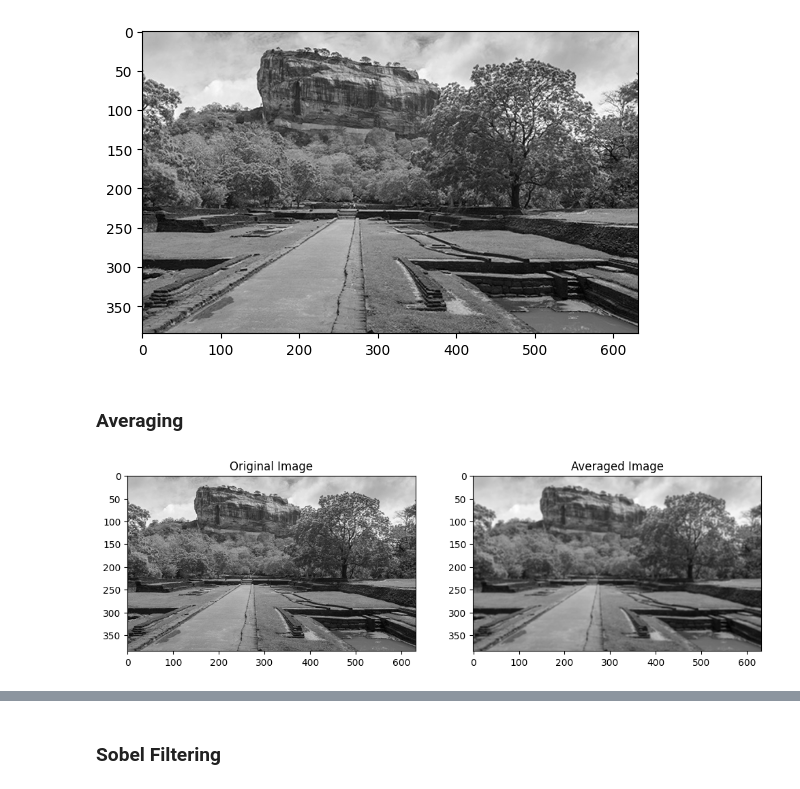
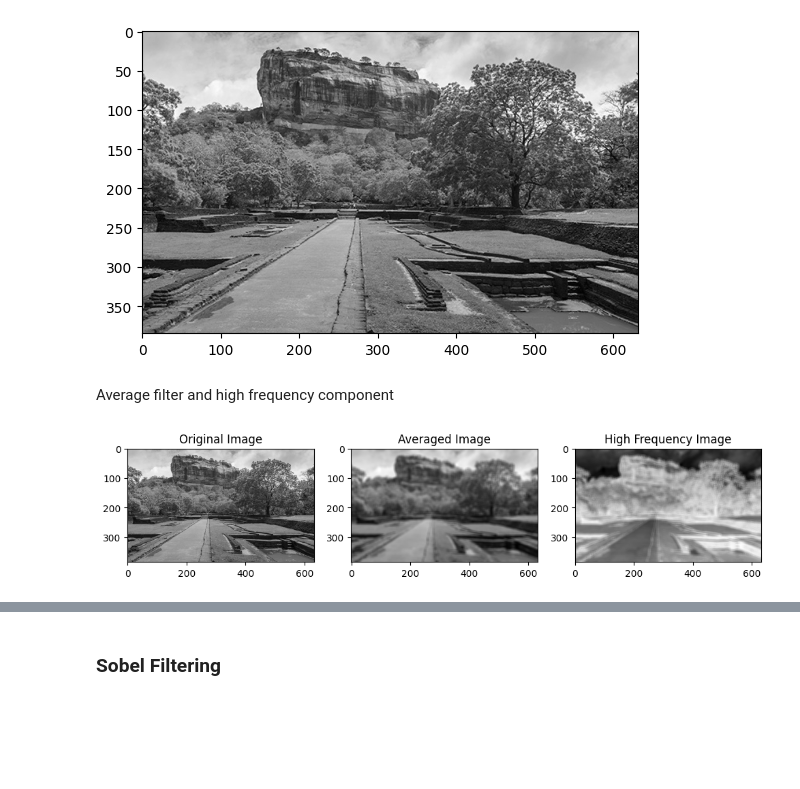
Before and after one commit to nadunnr/EN3160-Image-Processing-and-Machine-Vision, a Jupyter notebook: 03_spatial_filtering.ipynb, the cells around one changed output, grey strips where cells are left out. Cells and saved outputs as stored; diff of their text form; code cells hidden in the pictures; blank space fills up the shorter version.

Commit message:
add high freq. extracction

```diff
--- a/03_spatial_filtering.ipynb
+++ b/03_spatial_filtering.ipynb
@@ -12,20 +12,26 @@ plt.imshow(image, cmap='gray')
 # %% [output]
 <matplotlib.image.AxesImage at 0x...>
 [figure]
-# %% [markdown]
-### Averaging
+# %% [markdown]
+Average filter and high frequency component
 # %%
-avg_kernel = np.ones(shape=(4,4), dtype=np.float32) / 9
+avg_kernel = np.ones(shape=(10,10), dtype=np.float32) / 9
 averaged_img = cv.filter2D(image, cv.CV_32F, avg_kernel)
 
-fig, ax = plt.subplots(1, 2, figsize=(12,6))
+high_freq_img = image - averaged_img
+
+fig, ax = plt.subplots(1, 3, figsize=(12,6))
 
 ax[0].imshow(image, cmap='gray')
 ax[0].set_title('Original Image')
 
 ax[1].imshow(averaged_img, cmap='gray')
 ax[1].set_title('Averaged Image')
 
+ax[2].imshow(high_freq_img, cmap='gray')
+ax[2].set_title('High Frequency Image')
+
 plt.show()
+plt.show()
 # %% [output]
-[figure, old version]
+[figure, new version]
```
Also changed, not shown: parts of 2 cells of this notebook.
